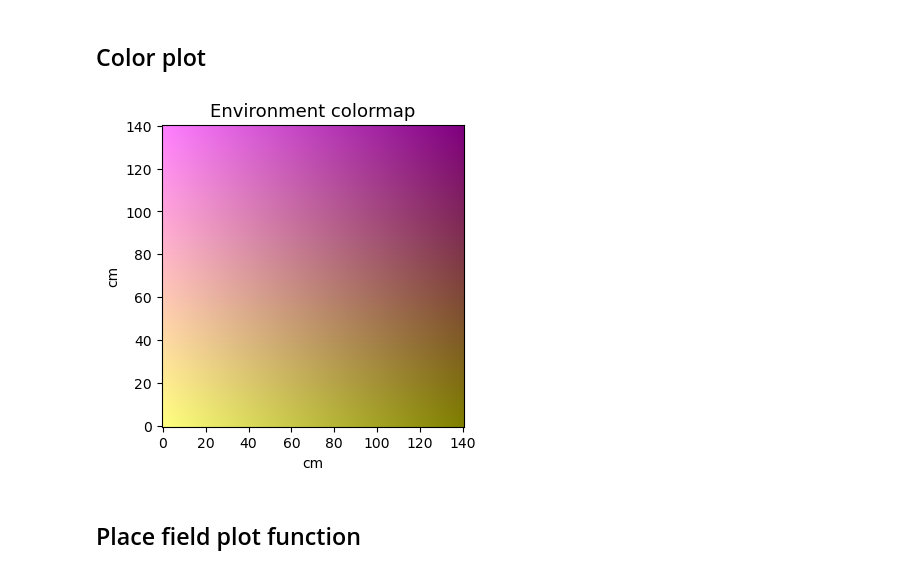
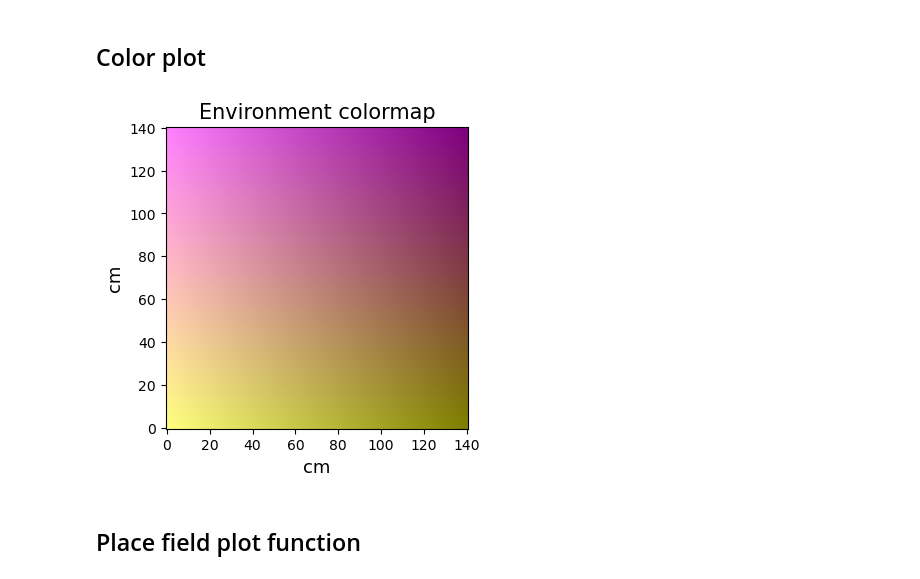
Before and after one commit to jambormike/neurons_dimensionality_reduction, a Jupyter notebook: simulation_and_reduction_script_notebook/data/data_analysis.ipynb, the cells around one changed output. Drawn from its saved outputs; the diff is of its cells as text; code cells hidden in the pictures.

```diff
--- a/simulation_and_reduction_script_notebook/data/data_analysis.ipynb
+++ b/simulation_and_reduction_script_notebook/data/data_analysis.ipynb
@@ -56,37 +56,37 @@ def colormapLocation(coordinates, height = 140, width = 140):
 # %%
 def plotColormapEnvironment(height = 140, width = 140):
 
     x_coordinates = np.arange(start=0, stop= width +1, step=1)
     y_coordinates = np.arange(start=0, stop= height +1, step=1)
     xLen, yLen = len(x_coordinates), len(y_coordinates)
 
     dataLocation = []
     for y in y_coordinates:
         for x in x_coordinates:
             location = np.array([[x],      #width
                                  [y]])     #height
             dataLocation.append(location)
 
     colormap = colormapLocation(np.hstack(dataLocation))
     environmentColorMap = colormap.reshape(yLen, xLen, 4)       ### I am very confused by the orther of the dimensions now
 
     plt.figure(dpi=100)
     plt.clf()
     plt.imshow(environmentColorMap)
 
     ## Run the code without the ticks. Then, it chooses strange numbers for x-axis. There is also a minor problem with 140 tick. There is originally 141 coordinates for both axes
     plt.xticks([0,20,40,60,80,100,120,140])
     plt.yticks([0,20,40,60,80,100,120,140], [140,120,100,80,60,40,20,0])
 
-    plt.title("Environment colormap", size = 13)
-    plt.xlabel("cm")
-    plt.ylabel("cm")
+    plt.title("Environment colormap", size = 15)
+    plt.xlabel("cm", size = 13)
+    plt.ylabel("cm", size = 13)
     plt.show()
     pass
 
 plotColormapEnvironment()
 # %% [output]
-[figure, old version]
+[figure, new version]
 # %% [markdown]
 ## Place field plot function
 # %%
```
Also changed, not shown: parts of 13 cells of this notebook, 1 other file.
